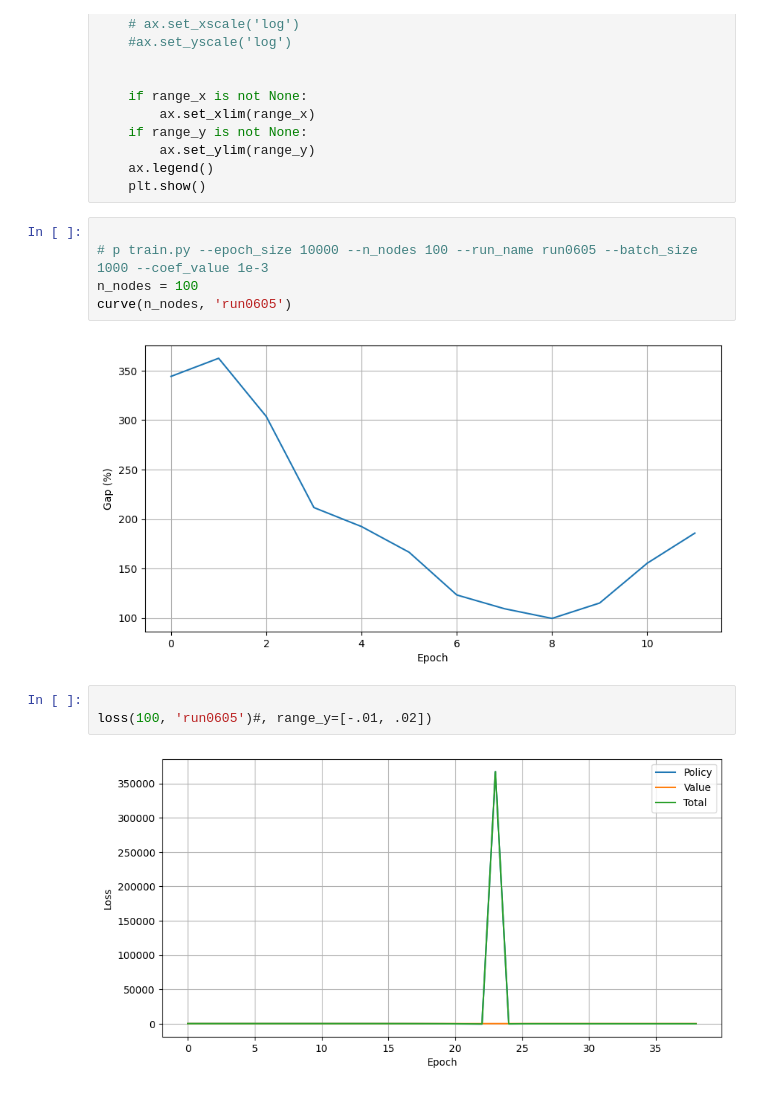
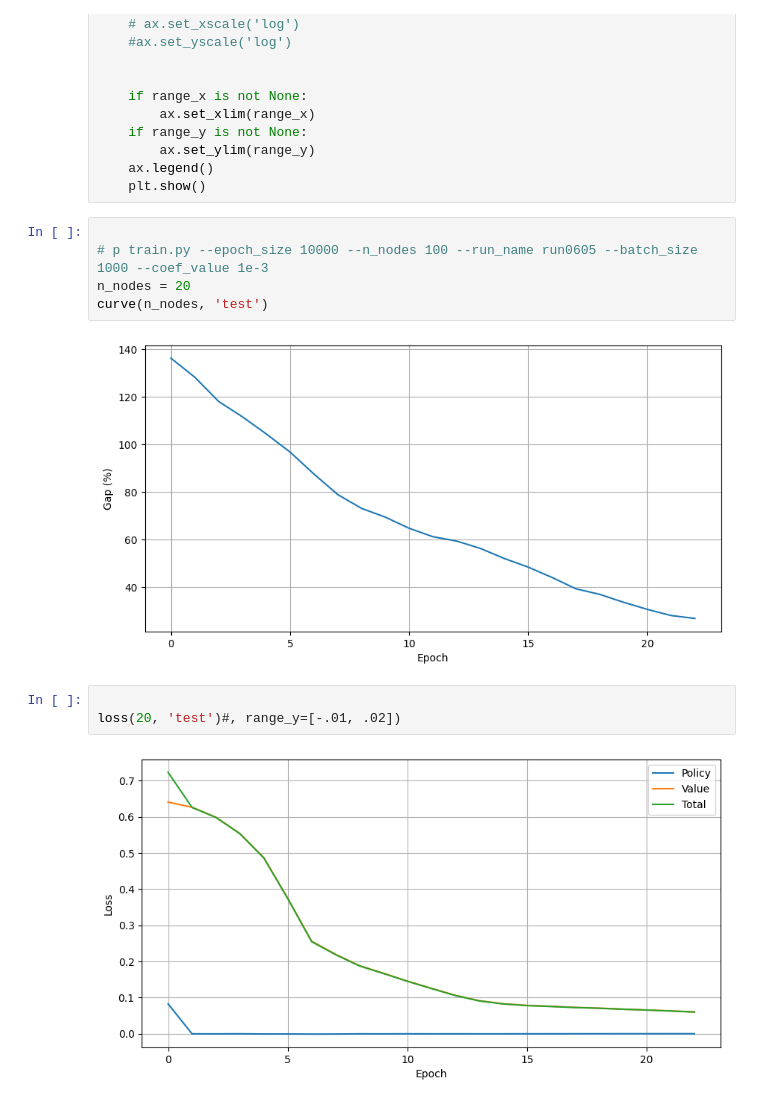
Before and after one commit to dmkn013/neural-tsp-solver-ppo, a Jupyter notebook: dev/AM-monitor.ipynb, the cells around one changed output. Saved outputs shown, nothing was run; the diff lists cells and outputs as text.

```diff
--- a/dev/AM-monitor.ipynb
+++ b/dev/AM-monitor.ipynb
@@ -59,12 +59,12 @@ def loss(n_nodes, run_name, range_x=None, range_y=None):
 # %%
 
 # p train.py --epoch_size 10000 --n_nodes 100 --run_name run0605 --batch_size 1000 --coef_value 1e-3
-n_nodes = 100
-curve(n_nodes, 'run0605')
+n_nodes = 20
+curve(n_nodes, 'test')
 # %% [output]
-[figure, old version]
+[figure, new version]
 # %%
 
-loss(100, 'run0605')#, range_y=[-.01, .02])
+loss(20, 'test')#, range_y=[-.01, .02])
 # %% [output]
-[figure, old version]
+[figure, new version]
```
Also changed, not shown: 3 other files.
